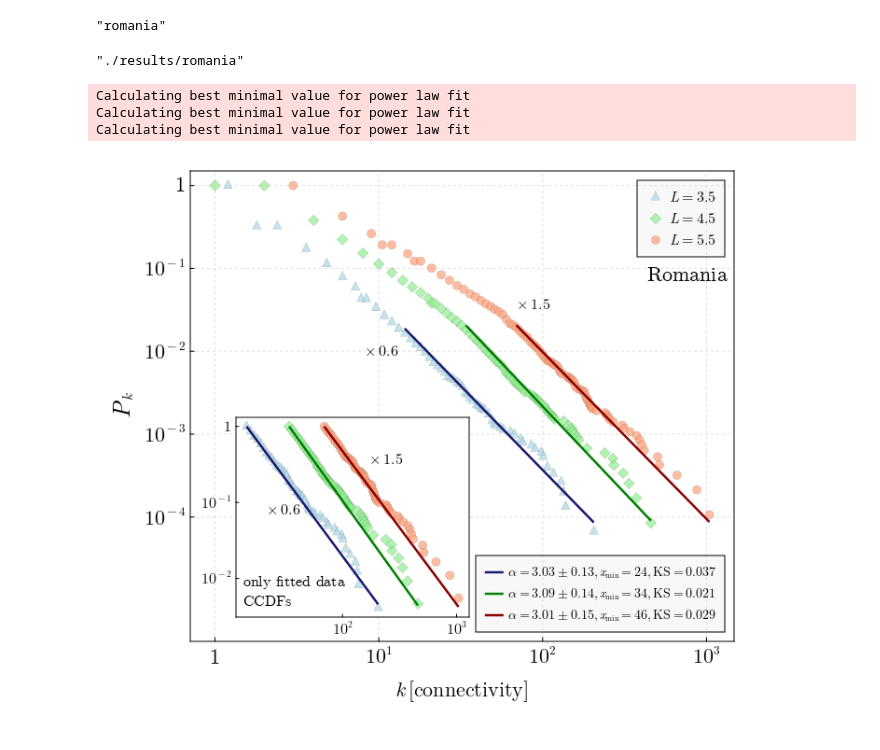
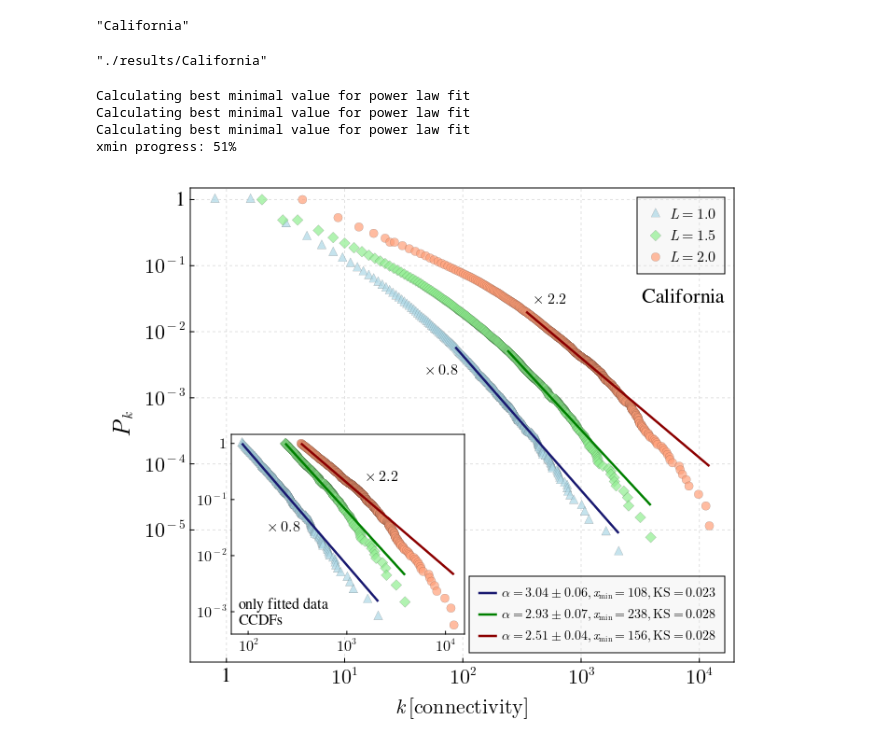
Before and after one commit to gabipana7/earthquake-networks-julia-dev, a Jupyter notebook: networks_connectivity_fit_selected_plots.ipynb, the cells around one changed output. Saved outputs shown, nothing was run; the diff lists cells and outputs as text; code cells hidden in the pictures.

```diff
--- a/networks_connectivity_fit_selected_plots.ipynb
+++ b/networks_connectivity_fit_selected_plots.ipynb
@@ -8,21 +8,21 @@ include("./src/network.jl")
 
 @pyimport powerlaw as powlaw
 # %%
-region = "romania"
+region = "California"
 # %% [output]
-"romania"
+"California"
 # %%
 # Select 3 of the best cell sizes from parameter dependency analysis
-if region == "romania"
+if region == "Romania"
     cell_sizes = [3.5,  4.5,  5.5];
     multiplier = [0.6, 1.0, 1.5]
-elseif region == "california"
+elseif region == "Italy"
+    cell_sizes = [4.0, 4.5, 5.0];
+    multiplier = [0.4, 1.0, 2.5]
+elseif region == "California"
     cell_sizes = [1.0, 1.5, 2.0];
     multiplier = [0.8, 1.0, 2.2]
-elseif region == "italy"
-    cell_sizes = [4.0, 4.5, 5.0];
-    multiplier = [0.4, 1.0, 2.5]
-elseif region == "japan"
+elseif region == "Japan"
     cell_sizes = [2.5, 3.0, 3.5];
     multiplier = [0.3, 1.0, 3.0]
 end;
@@ -35,7 +35,7 @@ df = CSV.read(filepath, DataFrame);
 # Make path for results
 mkpath("./results/$region")
 # %% [output]
-"./results/romania"
+"./results/California"
 # %%
 set_theme!(Theme(fonts=(; regular="CMU Serif")))
 fig = Figure(resolution = (700, 600), font= "CMU Serif")
@@ -44,7 +44,7 @@ ax1 = Axis(fig[1, 1], xlabel = L"k\,[\text{connectivity}]", ylabel = L"P_k", xsc
     xticksize = 5, ytickalign = 1, yticksize = 5 , xlabelpadding = 10, ylabelpadding = 10,xticklabelsize=22, yticklabelsize=22)
 
 ########################################## TRUNCATED
-ax2 = Axis(fig, bbox = BBox(150,400,106,320), xscale=log10, yscale=log10, xgridvisible = false, ygridvisible = false, xtickalign = 1,
+ax2 = Axis(fig, bbox = BBox(145,395,106,320), xscale=log10, yscale=log10, xgridvisible = false, ygridvisible = false, xtickalign = 1,
 xticksize = 4, ytickalign = 1, yticksize = 4, xticklabelsize=16, yticklabelsize=16, backgroundcolor=:white)
 
 markers=[:utriangle, :diamond, :circle]
@@ -113,8 +113,8 @@ axislegend(ax1, position = :rb, bgcolor = (:grey90, 0.25), labelsize=14);
 
 
 
-if region == "romania"
-    text!(ax1, "Romania", space = :relative, position = Point2f(0.84, 0.75), fontsize=22)
+if region == "Romania"
+    text!(ax1, "Romania", space = :relative, position = Point2f(0.835, 0.75), fontsize=22)
     ylims!(ax1, 10^(-5.5), 1.5)
     ax1.xticks = ([10^(0),10^(1),10^(2),10^(3)],["1", L"10^{1}", L"10^{2}", L"10^{3}"])
     ax1.yticks = ([10^(-4), 10^(-3), 10^(-2), 10^(-1), 1 ],[L"10^{-4}", L"10^{-3}", L"10^{-2}", L"10^{-1}", "1"])
@@ -128,22 +128,8 @@ if region == "romania"
 
     text!(ax2, L"\times %$(multiplier[1])", space = :relative, position = Point2f(0.13, 0.5), fontsize=16)
     text!(ax2, L"\times %$(multiplier[3])", space = :relative, position = Point2f(0.57, 0.75), fontsize=16)
-elseif region == "california"
-    text!(ax1, "California", space = :relative, position = Point2f(0.825, 0.75), fontsize=22)
-    ylims!(ax1, 10^(-7), 1.5)
-    ax1.xticks = ([10^(0),10^(1),10^(2),10^(3),10^(4)],["1", L"10^{1}", L"10^{2}", L"10^{3}", L"10^{4}"])
-    ax1.yticks = ([10^(-5), 10^(-4), 10^(-3), 10^(-2), 10^(-1), 1 ],[L"10^{-5}", L"10^{-4}", L"10^{-3}", L"10^{-2}", L"10^{-1}", "1"])
 
-    ax2.xticks = ([10^(2), 10^(3),10^(4)], [L"10^{2}", L"10^{3}", L"10^{4}"])
-    ax2.yticks = ([10^(-3), 10^(-2), 10^(-1), 1 ], [L"10^{-3}", L"10^{-2}", L"10^{-1}", L"1"])
-
-    # multipliers text
-    text!(ax1, L"\times %$(multiplier[1])", space = :relative, position = Point2f(0.43, 0.6), fontsize=16)
-    text!(ax1, L"\times %$(multiplier[3])", space = :relative, position = Point2f(0.63, 0.75), fontsize=16)
-
-    text!(ax2, L"\times %$(multiplier[1])", space = :relative, position = Point2f(0.15, 0.5), fontsize=16)
-    text!(ax2, L"\times %$(multiplier[3])", space = :relative, position = Point2f(0.57, 0.75), fontsize=16)
-elseif region == "italy"
+elseif region == "Italy"
     text!(ax1, "Italy", space = :relative, position = Point2f(0.87, 0.75), fontsize=22)
     ylims!(ax1, 10^(-6), 1.5)
     ax1.xticks = ([10^(0),10^(1),10^(2),10^(3),10^(4)],["1", L"10^{1}", L"10^{2}", L"10^{3}", L"10^{4}"])
@@ -158,32 +144,50 @@ elseif region == "italy"
 
     text!(ax2, L"\times %$(multiplier[1])", space = :relative, position = Point2f(0.12, 0.65), fontsize=16)
     text!(ax2, L"\times %$(multiplier[3])", space = :relative, position = Point2f(0.6, 0.75), fontsize=16)
-elseif region == "japan"
+
+elseif region == "California"
+    text!(ax1, "California", space = :relative, position = Point2f(0.83, 0.75), fontsize=22)
+    ylims!(ax1, 10^(-7), 1.5)
+    ax1.xticks = ([10^(0),10^(1),10^(2),10^(3),10^(4)],["1", L"10^{1}", L"10^{2}", L"10^{3}", L"10^{4}"])
+    ax1.yticks = ([10^(-5), 10^(-4), 10^(-3), 10^(-2), 10^(-1), 1 ],[L"10^{-5}", L"10^{-4}", L"10^{-3}", L"10^{-2}", L"10^{-1}", "1"])
+
+    ax2.xticks = ([10^(2), 10^(3),10^(4)], [L"10^{2}", L"10^{3}", L"10^{4}"])
+    ax2.yticks = ([10^(-3), 10^(-2), 10^(-1), 1 ], [L"10^{-3}", L"10^{-2}", L"10^{-1}", L"1"])
+
+    # multipliers text
+    text!(ax1, L"\times %$(multiplier[1])", space = :relative, position = Point2f(0.43, 0.6), fontsize=16)
+    text!(ax1, L"\times %$(multiplier[3])", space = :relative, position = Point2f(0.63, 0.75), fontsize=16)
+
+    text!(ax2, L"\times %$(multiplier[1])", space = :relative, position = Point2f(0.15, 0.5), fontsize=16)
+    text!(ax2, L"\times %$(multiplier[3])", space = :relative, position = Point2f(0.57, 0.75), fontsize=16)
+
+elseif region == "Japan"
     text!(ax1, "Japan", space = :relative, position = Point2f(0.865, 0.75), fontsize=22)
     ylims!(ax1, 10^(-7.5), 1.5)
     ax1.xticks = ([10^(0), 10^(1), 10^(2), 10^(3), 10^(4)],["1", L"10^{1}", L"10^{2}", L"10^{3}", L"10^{4}"])
     ax1.yticks = ([10^(-6), 10^(-5), 10^(-4), 10^(-3), 10^(-2), 10^(-1), 1 ],[L"10^{-6}", L"10^{-5}", L"10^{-4}", L"10^{-3}", L"10^{-2}", L"10^{-1}", "1"])
 
     ax2.xticks = ([10^(1), 10^(2), 10^(3), 10^(4), 10^(5)], [L"10^{1}", L"10^{2}", L"10^{3}", L"10^{4}", L"10^{5}"])
     ax2.yticks = ([10^(-4), 10^(-3), 10^(-2), 10^(-1), 1 ], [L"10^{-3}", L"10^{-3}", L"10^{-2}", L"10^{-1}", L"1"])
 
     # multipliers text
     text!(ax1, L"\times %$(multiplier[1])", space = :relative, position = Point2f(0.18, 0.75), fontsize=16)
     text!(ax1, L"\times %$(multiplier[3])", space = :relative, position = Point2f(0.5, 0.8), fontsize=16)
 
     text!(ax2, L"\times %$(multiplier[1])", space = :relative, position = Point2f(0.1, 0.65), fontsize=16)
     text!(ax2, L"\times %$(multiplier[3])", space = :relative, position = Point2f(0.6, 0.75), fontsize=16)
 end
 
 
 
 
 # Save plot
 save( "./results/$region/$(region)_best_fits.png", fig, px_per_unit=7)
 save( "./results/$region/$(region)_best_fits.pdf", fig)
 fig
 # %% [output]
 Calculating best minimal value for power law fit
 Calculating best minimal value for power law fit
 Calculating best minimal value for power law fit
+xmin progress: 51%
-[figure, old version]
+[figure, new version]
```
Also changed, not shown: parts of 3 cells of this notebook, 4 other files.
